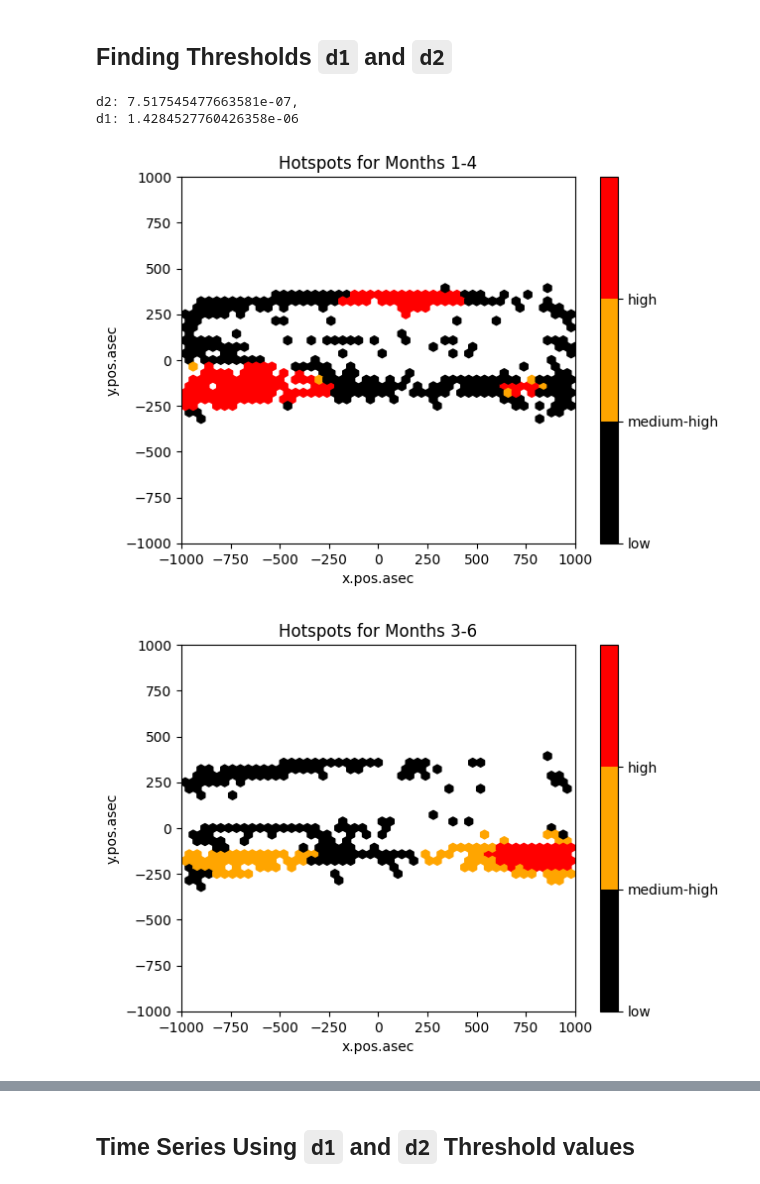
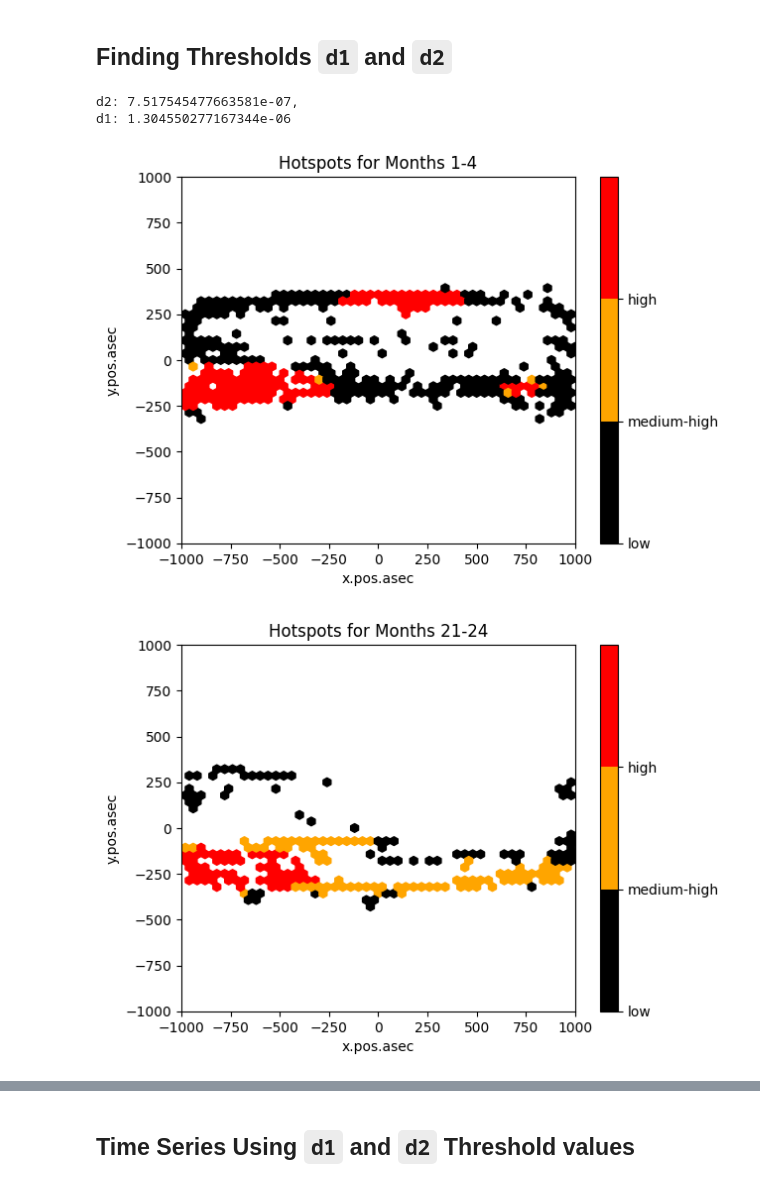
Before and after one commit to bsanchezhtx/helios-group-project, a Jupyter notebook: task2.ipynb, the cells around one changed output, grey strips where cells are left out. Cells and saved outputs as stored; diff of their text form; code cells hidden in the pictures.

```diff
--- a/task2.ipynb
+++ b/task2.ipynb
@@ -96,7 +51,7 @@ def thresholds(data):
         # append the potential threshold values to the ticks list
         # a level value of [0, 0.25, 0.5, 0.75, 1] will return 5 intensity values where each
         # corresponds with a probability mass of 20%, 50%, and so on
-        ticks.append(helios.intensity_estimation_frequency(data=set, plot=True, thresh=True, levels=[0.2, 0.50, 0.65, 0.99, 1]))
+        ticks.append(helios.intensity_estimation_frequency(data=set, thresh=True, levels=[0.2, 0.50, 0.65, 0.95, 1]))
 
     # numpy mean will get the element-wise mean for all the potential threshold values
     # from here, we can select the d1 and d2 threshold values from this list, like t[2] for the med
@@ -107,7 +62,10 @@ def thresholds(data):
     return (t[2], t[3])
 
 def hotspots(data, d2, d1):
+    """Create a hexogonally binned plot of hotspots using d2 and d1"""
+
     helios = Helios()
+
     # getting the intensity values based on frequency for this data set
     intesities = helios.intensity_estimation_frequency(data, plot=False)
     # assigning them in a new column in the dataframe
@@ -132,38 +90,37 @@ def hotspots(data, d2, d1):
     x = data['x.pos.asec'].values.flatten()
     y = data['y.pos.asec'].values.flatten()
     c = data['intensity.class'].values.flatten()
 
     plt.figure()
     plt.xlim(-1000, 1000)
     plt.ylim(-1000, 1000)
     plt.hexbin(x=x, y=y, C=c, cmap=matplotlib.colors.ListedColormap(colors), gridsize=50, extent=(-1000, 1000, -1000,1000), mincnt=3)
     cb = plt.colorbar()
     loc = np.arange(0,max(c),max(c)/float(len(colors)))
     cb.set_ticks(loc)
     cb.set_ticklabels(hotspot_type)
     plt.xlabel('x.pos.asec')
     plt.ylabel('y.pos.asec')
     plt.title(f"Hotspots for Months {data['month'].min()}-{data['month'].max()}")
 
     date_range = f"{data['year'].iloc[0]}_{data['month'].min()}-{data['month'].max()}"
     plt.savefig(f"./output/hotspots_{date_range}.png")
     plt.show()
 
 # getting the threshold values for the 11 subsets in the 2004-2005 data
 d2, d1 = thresholds(dfs)
 
 print(f"d2: {d2}, \nd1: {d1}")
 
 # taking a subset of data (months 21-24, 1-4)
-flares = dfs[-1]
+s1 = dfs[0]
+s2 = dfs[-1]
 
-# getting the hotspots for this subset
-# hotspots(flares, d2, d1)
-
-for data in dfs: # to plot all data
-    hotspots(data, d2, d1)
+# getting the hotspots for these subsets
+hotspots(s1, d2, d1)
+hotspots(s2, d2, d1)
 # %% [output]
 d2: 7.517545477663581e-07,
-d1: 1.4284527760426358e-06
+d1: 1.304550277167344e-06
 [figure]
-[figure, old version]
+[figure, new version]
```
Also changed, not shown: parts of 5 cells of this notebook, 33 other files.
